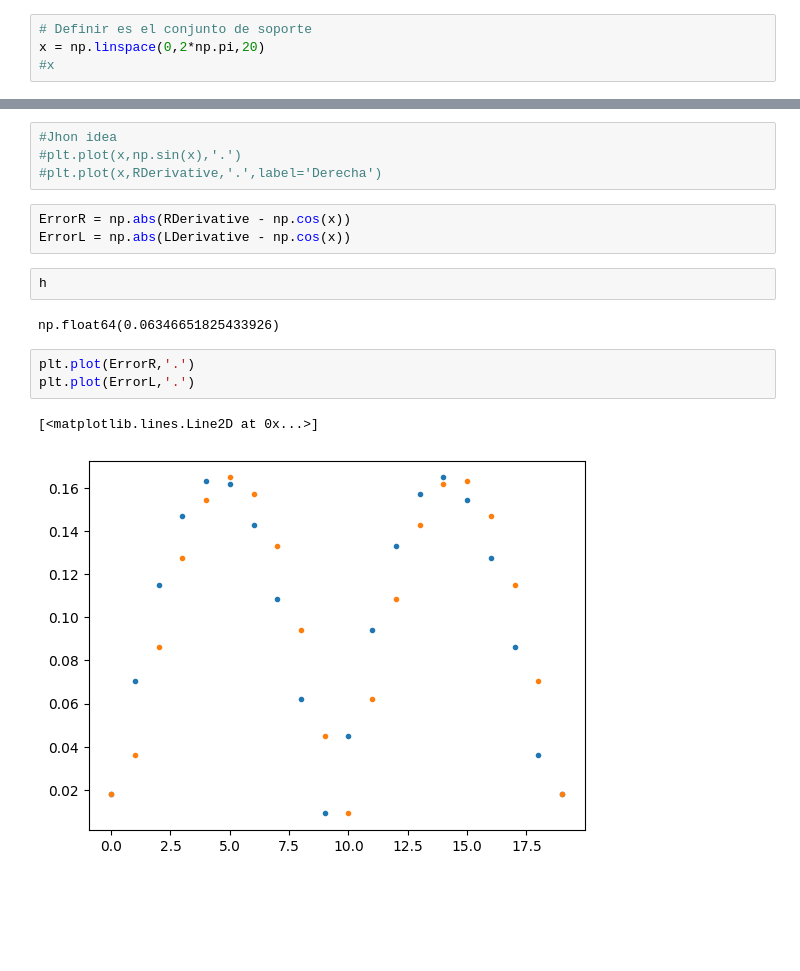
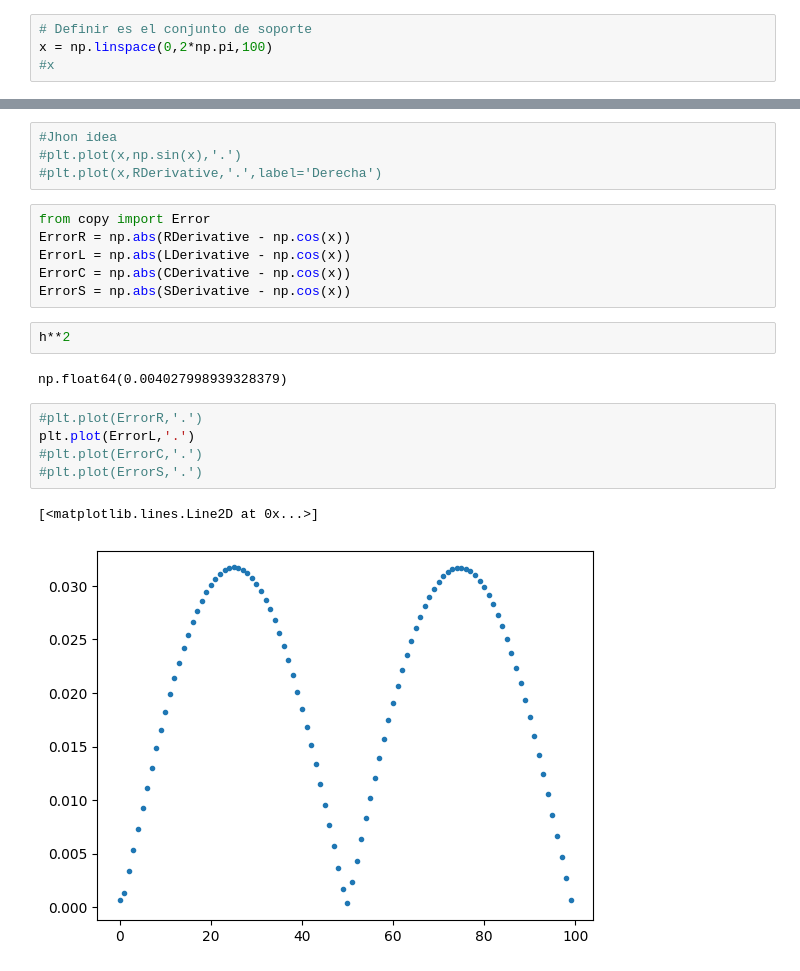
Before and after one commit to asegura4488/MetodosComputacionalesI2025, a Jupyter notebook: Semana3/Derivacion1.ipynb, the cells around one changed output, grey strips where cells are left out. Drawn from its saved outputs; the diff is of its cells as text; blank space fills up the shorter version.

```diff
--- a/Semana3/Derivacion1.ipynb
+++ b/Semana3/Derivacion1.ipynb
@@ -5,7 +5,7 @@ import numpy as np
 import matplotlib.pyplot as plt
 # %%
 # Definir es el conjunto de soporte
-x = np.linspace(0,2*np.pi,20)
+x = np.linspace(0,2*np.pi,100)
 #x
 # %%
 def funcion(x):
@@ -62,15 +81,20 @@ plt.legend()
 #plt.plot(x,np.sin(x),'.')
 #plt.plot(x,RDerivative,'.',label='Derecha')
 # %%
+from copy import Error
 ErrorR = np.abs(RDerivative - np.cos(x))
 ErrorL = np.abs(LDerivative - np.cos(x))
+ErrorC = np.abs(CDerivative - np.cos(x))
+ErrorS = np.abs(SDerivative - np.cos(x))
 # %%
-h
+h**2
 # %% [output]
-np.float64(0.06346651825433926)
+np.float64(0.004027998939328379)
 # %%
-plt.plot(ErrorR,'.')
+#plt.plot(ErrorR,'.')
 plt.plot(ErrorL,'.')
+#plt.plot(ErrorC,'.')
+#plt.plot(ErrorS,'.')
 # %% [output]
 [<matplotlib.lines.Line2D at 0x...>]
-[figure, old version]
+[figure, new version]
```
Also changed, not shown: parts of 6 cells of this notebook.
